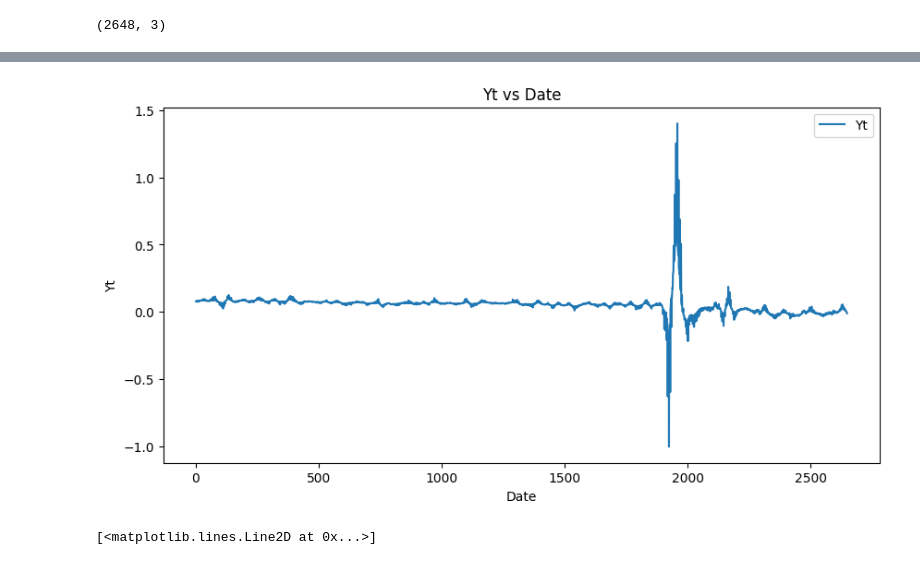
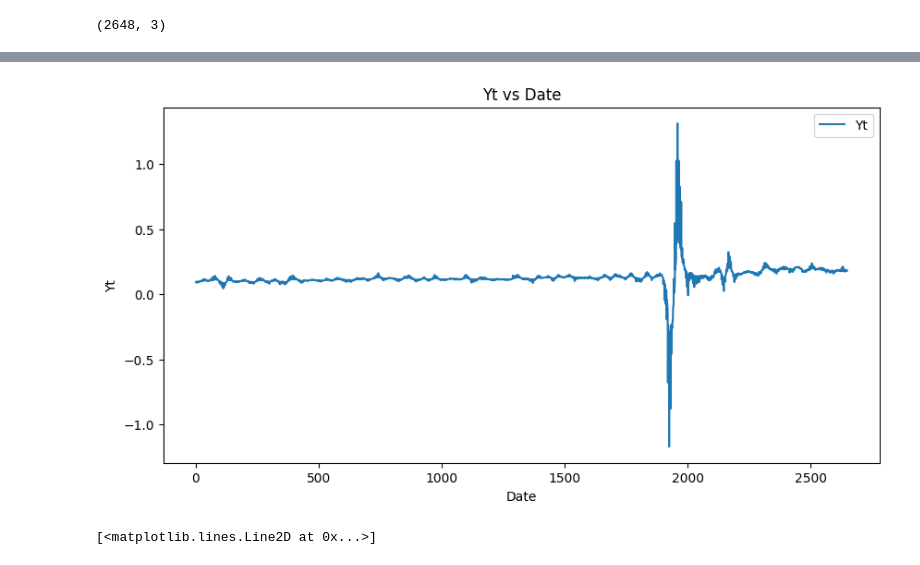
Before and after one commit to AshishShinde03/ML, a Jupyter notebook: ADS.ipynb, the cells around one changed output, grey strips where cells are left out. Cells and saved outputs as stored; diff of their text form; code cells hidden in the pictures.

```diff
--- a/ADS.ipynb
+++ b/ADS.ipynb
@@ -126,9 +81,9 @@ ADS_DF
 # %%
 startdate = pd.to_datetime('2012-07-20')
 enddate = pd.to_datetime('2023-01-30')
-ADS_DF = ADS_DF[(ADS_DF.index >= startdate) & (ADS_DF.index <= enddate)]
+ADS_DF = ADS_DF[(ADS_DF['Date'] >= startdate) & (ADS_DF['Date'] <= enddate)]
 # %%
-merged_ADS_df = pd.merge(merged_df, ADS_DF, on='Date', how='inner')
+merged_ADS_df = pd.merge(df_pawn, ADS_DF, on='Date', how='inner')
 # %%
 merged_ADS_df
 # %% [output]
@@ -232,3 +188,5 @@ Notes:
+# %%
+intercept, y_lag, ads_lag, ads_diff = results.params
 # %%
-Yt = 0.0914 - 0.0006*merged_ADS_df['Adj Close'].shift(1) - 0.0085*merged_ADS_df['ADS_Index'].shift(1) + 0.3441*merged_ADS_df['ADS_diff'].shift(1)
+Yt = intercept - y_lag*merged_ADS_df['Adj Close'].shift(1) - ads_lag*merged_ADS_df['ADS_Index'].shift(1) + ads_diff*merged_ADS_df['ADS_diff'].shift(1)
 # %%
@@ -236,24 +209,24 @@ y_pred = results.predict(X)
 # %%
 import matplotlib.pyplot as plt
 
 # Set the figure size
 plt.figure(figsize=(10, 5))
 
 # Plot the data
-plt.plot(merged_ADS_df.index, y_pred, label='Yt')
+plt.plot(merged_ADS_df.index, Yt, label='Yt')
 
 # Add titles and labels
 plt.title('Yt vs Date')
 plt.xlabel('Date')
 plt.ylabel('Yt')
 
 # Add a legend
 plt.legend()
 
 # Show the plot
 plt.show()
 # %% [output]
-[figure, old version]
+[figure, new version]
 # %%
 plt.plot(merged_ADS_df['Date'].iloc[1:], merged_ADS_df['Close'].iloc[1:], label='Close')
 # %% [output]
```
Also changed, not shown: parts of 24 cells of this notebook.
